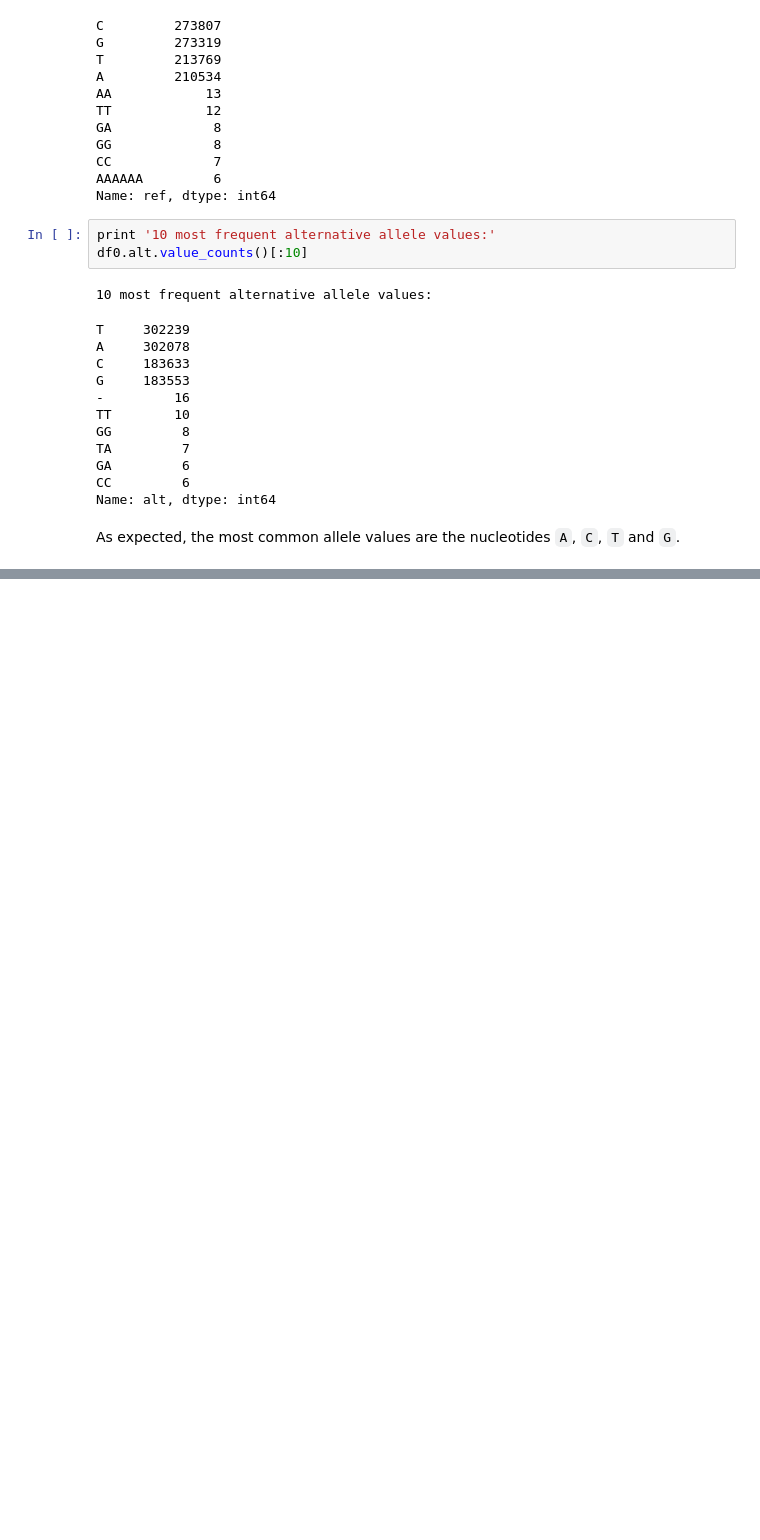
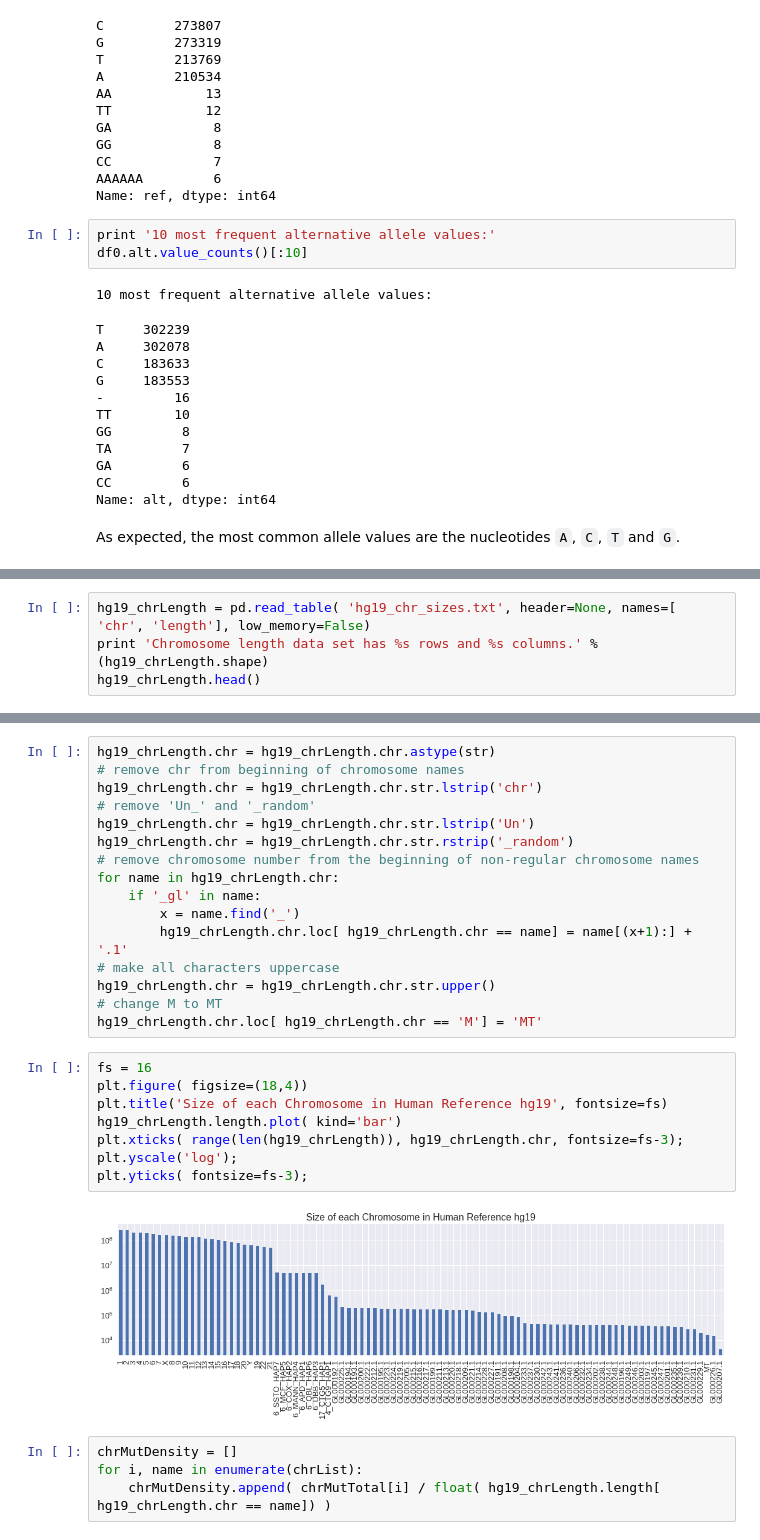
Before and after one commit to varennes/DNA-sequencing-analysis, a Jupyter notebook: colorectal/01_analysis.ipynb, the cells around one changed output, grey strips where cells are left out. Drawn from its saved outputs; the diff is of its cells as text; blank space fills up the shorter version.

```diff
--- a/colorectal/01_analysis.ipynb
+++ b/colorectal/01_analysis.ipynb
@@ -88,0 +143,4 @@ As expected, the most common allele values are the nucleotides `A`, `C`, `T` and
+# %%
+hg19_chrLength = pd.read_table( 'hg19_chr_sizes.txt', header=None, names=[ 'chr', 'length'], low_memory=False)
+print 'Chromosome length data set has %s rows and %s columns.' %(hg19_chrLength.shape)
+hg19_chrLength.head()
@@ -88,0 +155,30 @@ As expected, the most common allele values are the nucleotides `A`, `C`, `T` and
+# %%
+hg19_chrLength.chr = hg19_chrLength.chr.astype(str)
+# remove chr from beginning of chromosome names
+hg19_chrLength.chr = hg19_chrLength.chr.str.lstrip('chr')
+# remove 'Un_' and '_random'
+hg19_chrLength.chr = hg19_chrLength.chr.str.lstrip('Un')
+hg19_chrLength.chr = hg19_chrLength.chr.str.rstrip('_random')
+# remove chromosome number from the beginning of non-regular chromosome names
+for name in hg19_chrLength.chr:
+    if '_gl' in name:
+        x = name.find('_')
+        hg19_chrLength.chr.loc[ hg19_chrLength.chr == name] = name[(x+1):] + '.1'
+# make all characters uppercase
+hg19_chrLength.chr = hg19_chrLength.chr.str.upper()
+# change M to MT
+hg19_chrLength.chr.loc[ hg19_chrLength.chr == 'M'] = 'MT'
+# %%
+fs = 16
+plt.figure( figsize=(18,4))
+plt.title('Size of each Chromosome in Human Reference hg19', fontsize=fs)
+hg19_chrLength.length.plot( kind='bar')
+plt.xticks( range(len(hg19_chrLength)), hg19_chrLength.chr, fontsize=fs-3);
+plt.yscale('log');
+plt.yticks( fontsize=fs-3);
+# %% [output]
+[figure, added]
+# %%
+chrMutDensity = []
+for i, name in enumerate(chrList):
+    chrMutDensity.append( chrMutTotal[i] / float( hg19_chrLength.length[ hg19_chrLength.chr == name]) )
```
Also changed, not shown: parts of 8 cells of this notebook, 3 other files.
